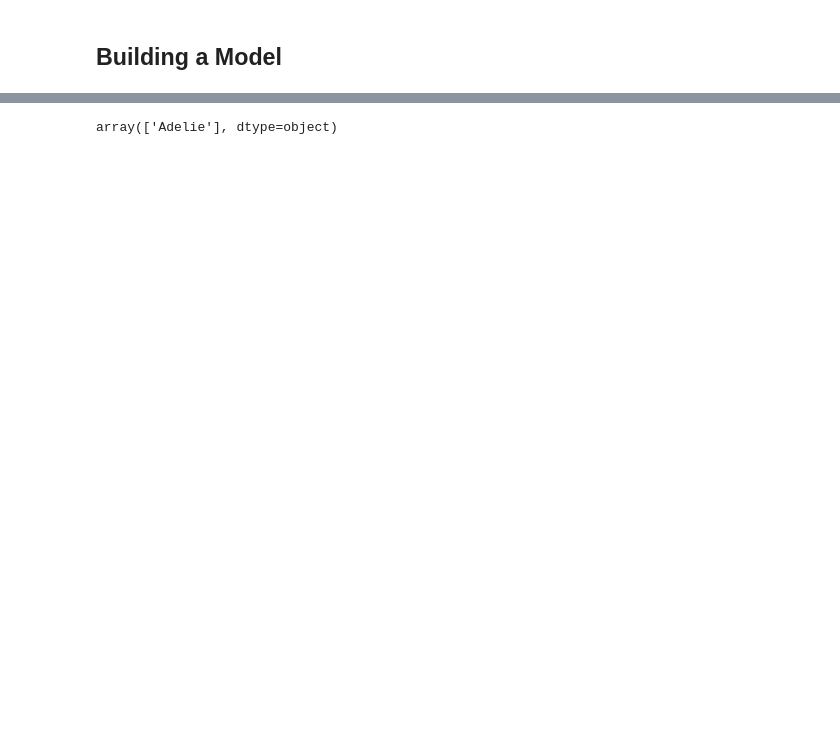
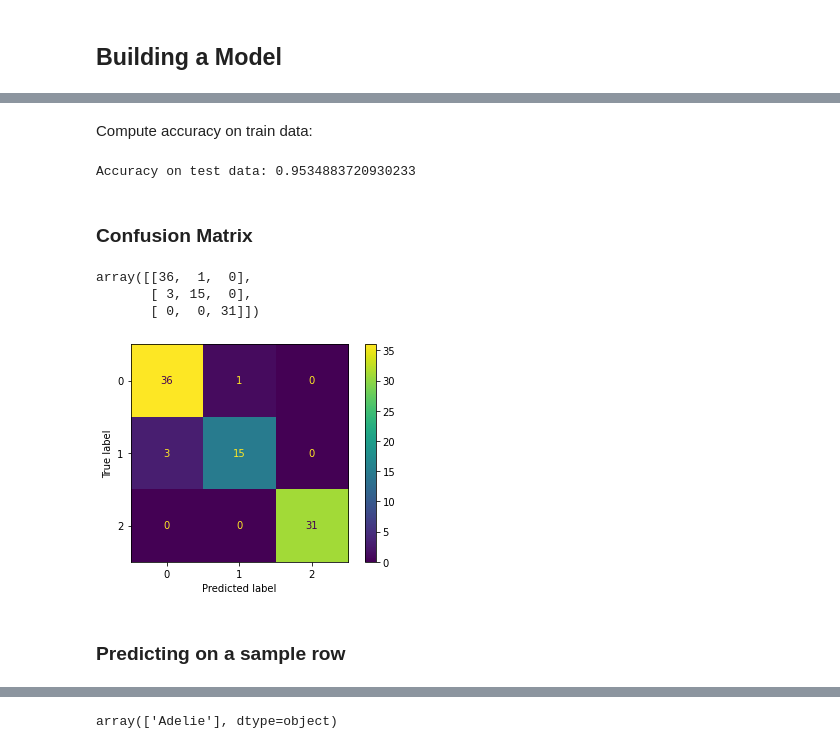
Before and after one commit to amitkaps/mlops, a Jupyter notebook: examples/penguins-level1/penguins.ipynb, the cells around one changed output, grey strips where cells are left out. Drawn from its saved outputs; the diff is of its cells as text; code cells hidden in the pictures; blank space fills up the shorter version.

```diff
--- a/examples/penguins-level1/penguins.ipynb
+++ b/examples/penguins-level1/penguins.ipynb
@@ -93,3 +112,6 @@ y = df.species
 # %%
-model.fit(X, y)
+model = DecisionTreeClassifier()
+param_grid = {"max_depth": [2, 3, 4, 5, 6, 7]}
+gridsearch = GridSearchCV(model, param_grid, cv=5, return_train_score=True, verbose=1)
+gridsearch.fit(X_train, y_train);
 # %% [output]
@@ -96,0 +127,3 @@ DecisionTreeClassifier()
+# %%
+model = DecisionTreeClassifier(max_depth=2)
+model.fit(X_train, y_train)
@@ -97,3 +142,27 @@ DecisionTreeClassifier()
+# %% [markdown]
+Compute accuracy on train data:
+# %%
+y_pred = model.predict(X_test)
+accuracy = metrics.accuracy_score(y_true=y_test, y_pred=y_pred)
+print("Accuracy on test data:", accuracy)
+# %% [output]
+Accuracy on test data: 0.9534883720930233
+# %% [markdown]
+### Confusion Matrix
+# %%
+cm = metrics.confusion_matrix(y_true=y_test, y_pred=y_pred, labels=model.classes_)
+# %%
+cm
+# %% [output]
+array([[36,  1,  0],
+       [ 3, 15,  0],
+       [ 0,  0, 31]])
+# %%
+metrics.ConfusionMatrixDisplay(cm).plot();
+# %% [output]
+[figure, added]
+# %% [markdown]
+### Predicting on a sample row
 # %%
 df.head()
 # %% [output]
```
Also changed, not shown: parts of 23 cells of this notebook.
